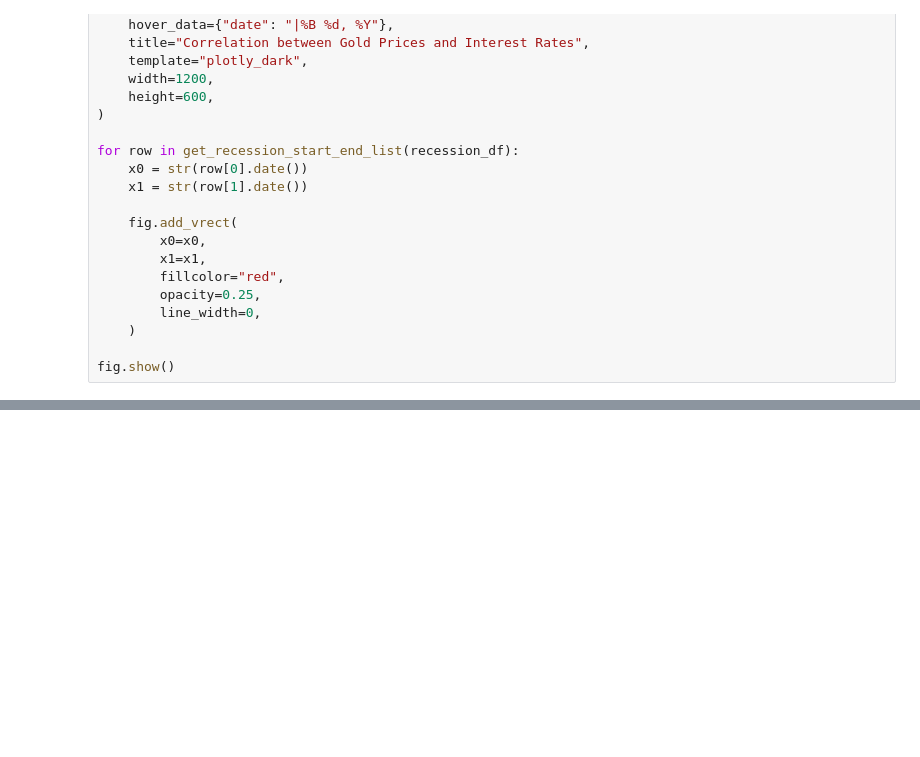
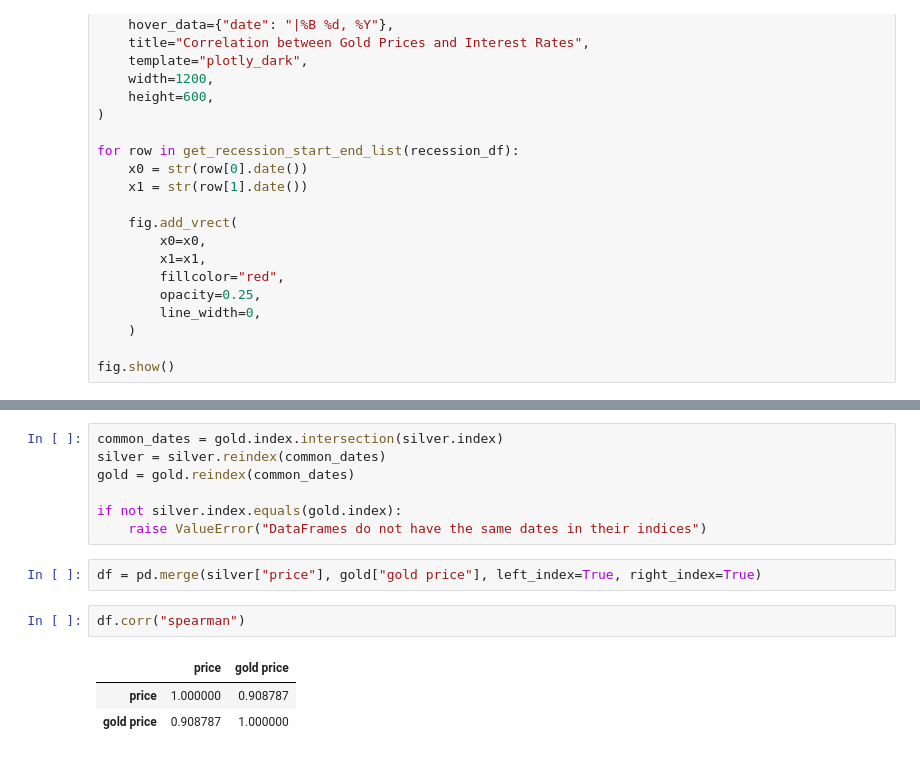
Before and after one commit to RoryGlenn/RecessionDetection, a Jupyter notebook: gold_corr.ipynb, the cells around one changed output, grey strips where cells are left out. Saved outputs shown, nothing was run; the diff lists cells and outputs as text; blank space fills up the shorter version.

```diff
--- a/gold_corr.ipynb
+++ b/gold_corr.ipynb
@@ -73,0 +166,15 @@ print("Spearmans correlation: %.2f" % spear_corr)
+# %%
+common_dates = gold.index.intersection(silver.index)
+silver = silver.reindex(common_dates)
+gold = gold.reindex(common_dates)
+
+if not silver.index.equals(gold.index):
+    raise ValueError("DataFrames do not have the same dates in their indices")
+# %%
+df = pd.merge(silver["price"], gold["gold price"], left_index=True, right_index=True)
+# %%
+df.corr("spearman")
+# %% [output]
+|  | price | gold price |
+| price | 1.000000 | 0.908787 |
+| gold price | 0.908787 | 1.000000 |
```
Also changed, not shown: parts of 7 cells of this notebook, 2 other files.
